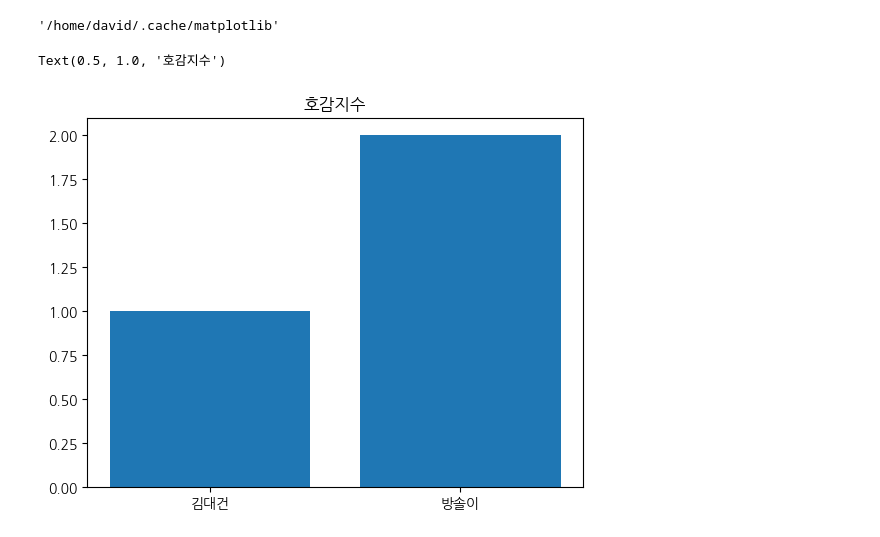
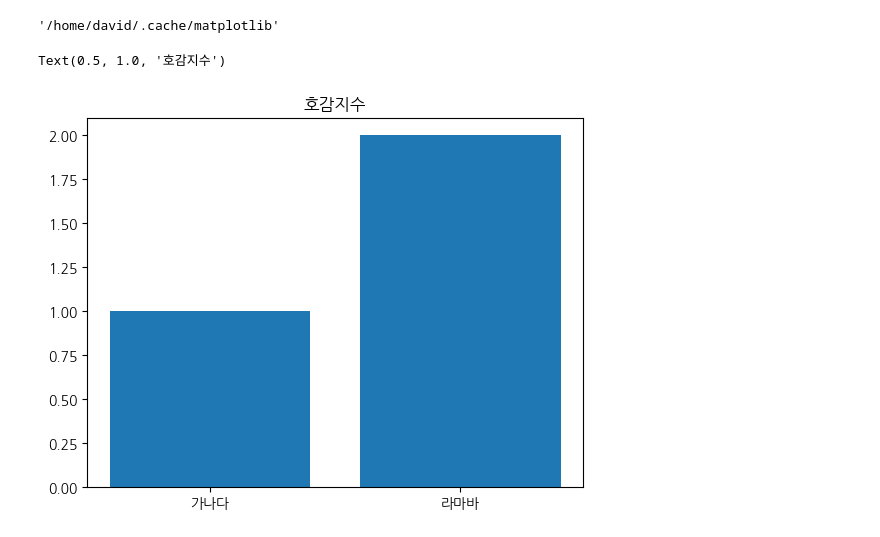
Before and after one commit to Abel3005/realestate, a Jupyter notebook: Datavisualization.ipynb, the cells around one changed output. Drawn from its saved outputs; the diff is of its cells as text; code cells hidden in the pictures.

```diff
--- a/Datavisualization.ipynb
+++ b/Datavisualization.ipynb
@@ -208,10 +237,11 @@ matplotlib.get_cachedir()
 from matplotlib import rc
 rc('font',family='NanumGothic')
 # %%
+#한글 설정 확인
 import matplotlib.pyplot as plt
 
-plt.bar(['김대건','방솔이'],[1,2])
+plt.bar(['가나다','라마바'],[1,2])
 plt.title('호감지수')
 # %% [output]
 Text(0.5, 1.0, '호감지수')
-[figure, old version]
+[figure, new version]
```
Also changed, not shown: parts of 3 cells of this notebook.
